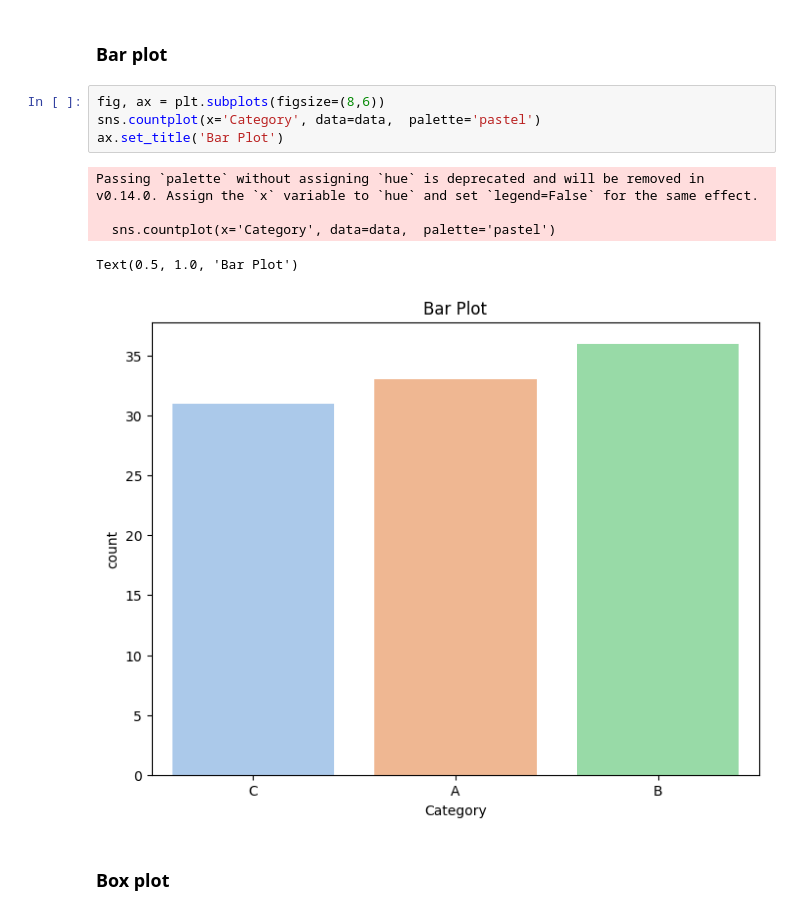
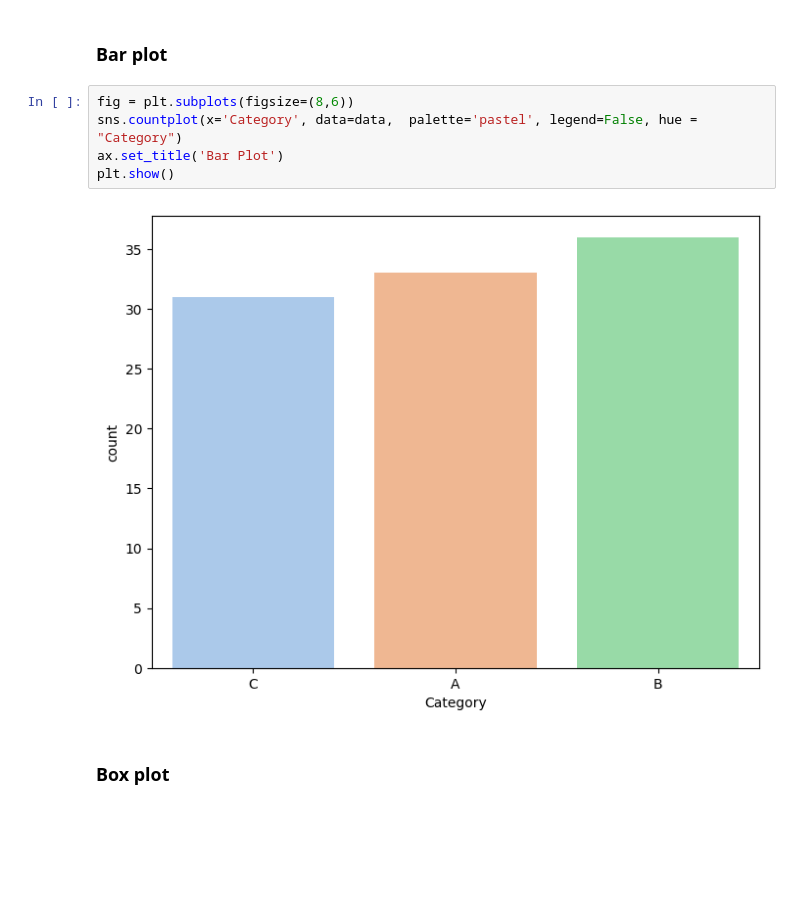
Before and after one commit to stcoats/LVS_content, a Jupyter notebook: Visualization.ipynb, the cells around one changed output. Cells and saved outputs as stored; diff of their text form; blank space fills up the shorter version.

```diff
--- a/Visualization.ipynb
+++ b/Visualization.ipynb
@@ -58,15 +58,12 @@ Text(0.5, 1.0, 'Histogram')
 # %% [markdown]
 ### Bar plot
 # %%
-fig, ax = plt.subplots(figsize=(8,6))
-sns.countplot(x='Category', data=data,  palette='pastel')
+fig = plt.subplots(figsize=(8,6))
+sns.countplot(x='Category', data=data,  palette='pastel', legend=False, hue = "Category")
 ax.set_title('Bar Plot')
+plt.show()
 # %% [output]
-Passing `palette` without assigning `hue` is deprecated and will be removed in v0.14.0. Assign the `x` variable to `hue` and set `legend=False` for the same effect.
-
-  sns.countplot(x='Category', data=data,  palette='pastel')
-Text(0.5, 1.0, 'Bar Plot')
-[figure, old version]
+[figure, new version]
 # %% [markdown]
 ### Box plot
 # %%
```
Also changed, not shown: parts of 2 cells of this notebook.
